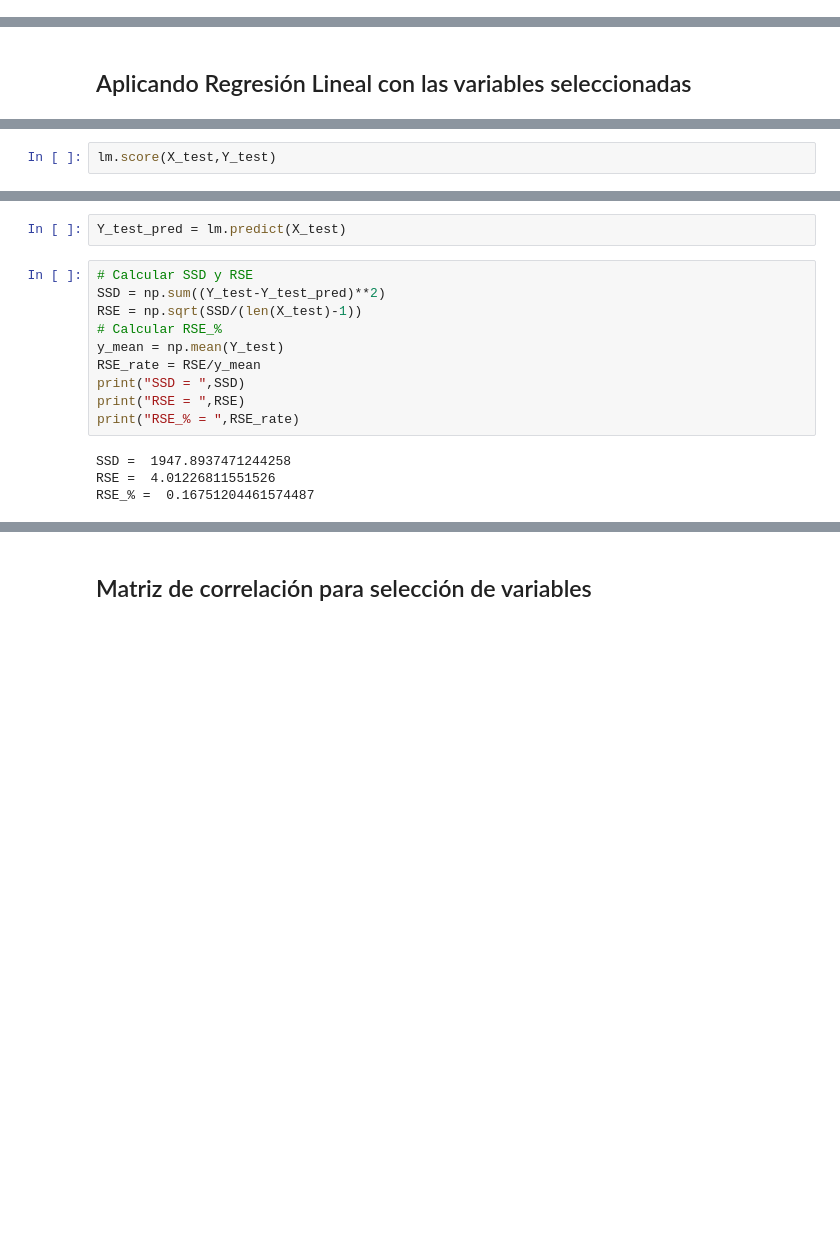
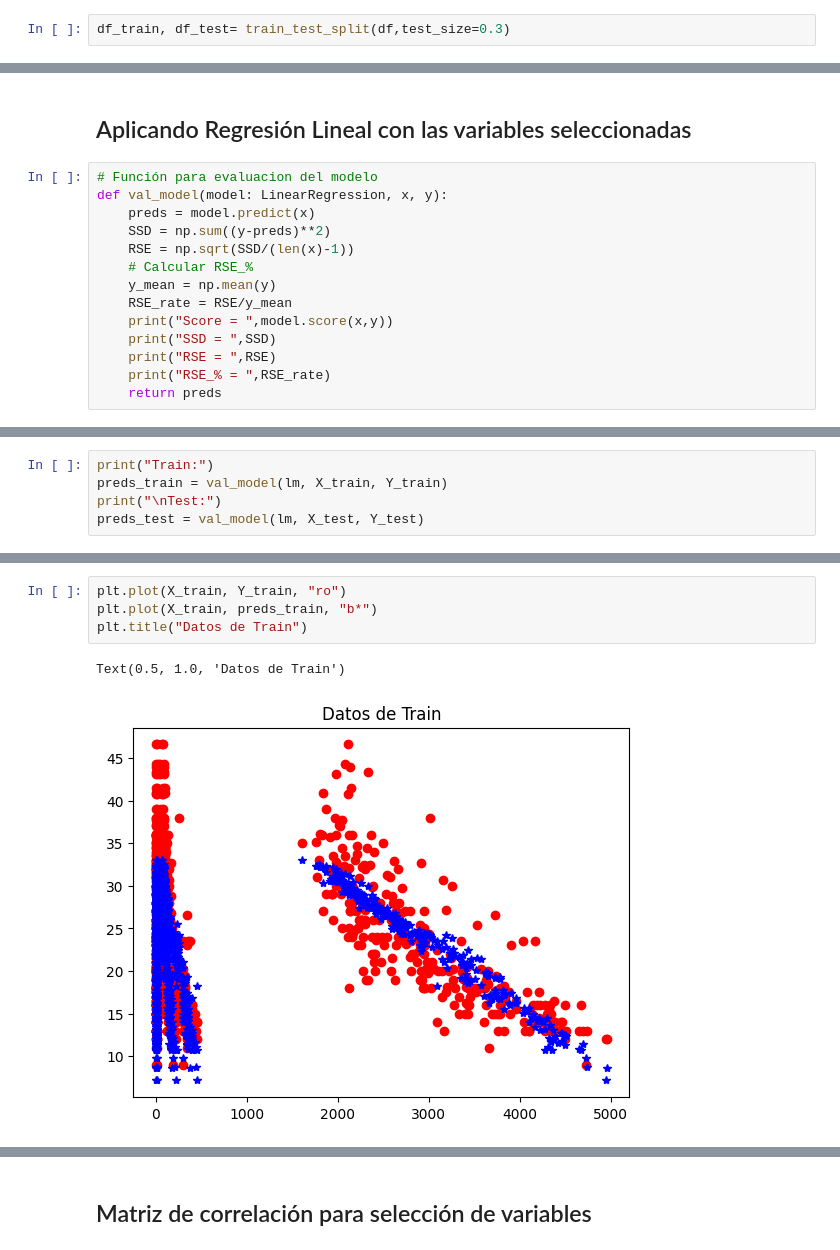
Before and after one commit to zamax14/MCAD, a Jupyter notebook: tema_1/actividad_2/A2_zarate_macias_alejandro.ipynb, the cells around one changed output, grey strips where cells are left out. Cells and saved outputs as stored; diff of their text form; blank space fills up the shorter version.

```diff
--- a/tema_1/actividad_2/A2_zarate_macias_alejandro.ipynb
+++ b/tema_1/actividad_2/A2_zarate_macias_alejandro.ipynb
@@ -50,3 +48,5 @@ df_test = df.drop(df_train.index)
+# %%
+df_train, df_test= train_test_split(df,test_size=0.3)
 # %%
 X_train = df_train[["cylinders", "displacement", "horsepower", "weight", "acceleration"]]
 Y_train = df_train["mpg"]
@@ -59,6 +59,20 @@ X_train.shape, Y_train.shape, X_test.shape, Y_test.shape
 ((284, 5), (284,), (122, 5), (122,))
 # %% [markdown]
 ## Aplicando Regresión Lineal con las variables seleccionadas
+# %%
+# Función para evaluacion del modelo
+def val_model(model: LinearRegression, x, y):
+    preds = model.predict(x)
+    SSD = np.sum((y-preds)**2)
+    RSE = np.sqrt(SSD/(len(x)-1))
+    # Calcular RSE_%
+    y_mean = np.mean(y)
+    RSE_rate = RSE/y_mean
+    print("Score = ",model.score(x,y))
+    print("SSD = ",SSD)
+    print("RSE = ",RSE)
+    print("RSE_% = ",RSE_rate)
+    return preds
 # %%
 lm = LinearRegression()
 lm.fit(X_train,Y_train)
@@ -66,3 +83,6 @@ Y_pred = lm.predict(X_train)
 # %%
-lm.score(X_test,Y_test)
+print("Train:")
+preds_train = val_model(lm, X_train, Y_train)
+print("\nTest:")
+preds_test = val_model(lm, X_test, Y_test)
 # %% [output]
@@ -70,16 +100,7 @@ lm.score(X_test,Y_test)
-# %%
-Y_test_pred = lm.predict(X_test)
-# %%
-# Calcular SSD y RSE
-SSD = np.sum((Y_test-Y_test_pred)**2)
-RSE = np.sqrt(SSD/(len(X_test)-1))
-# Calcular RSE_%
-y_mean = np.mean(Y_test)
-RSE_rate = RSE/y_mean
-print("SSD = ",SSD)
-print("RSE = ",RSE)
-print("RSE_% = ",RSE_rate)
-# %% [output]
-SSD =  1947.8937471244258
-RSE =  4.01226811551526
-RSE_% =  0.16751204461574487
+# %%
+plt.plot(X_train, Y_train, "ro")
+plt.plot(X_train, preds_train, "b*")
+plt.title("Datos de Train")
+# %% [output]
+Text(0.5, 1.0, 'Datos de Train')
+[figure, added]
```
Also changed, not shown: parts of 14 cells of this notebook.
